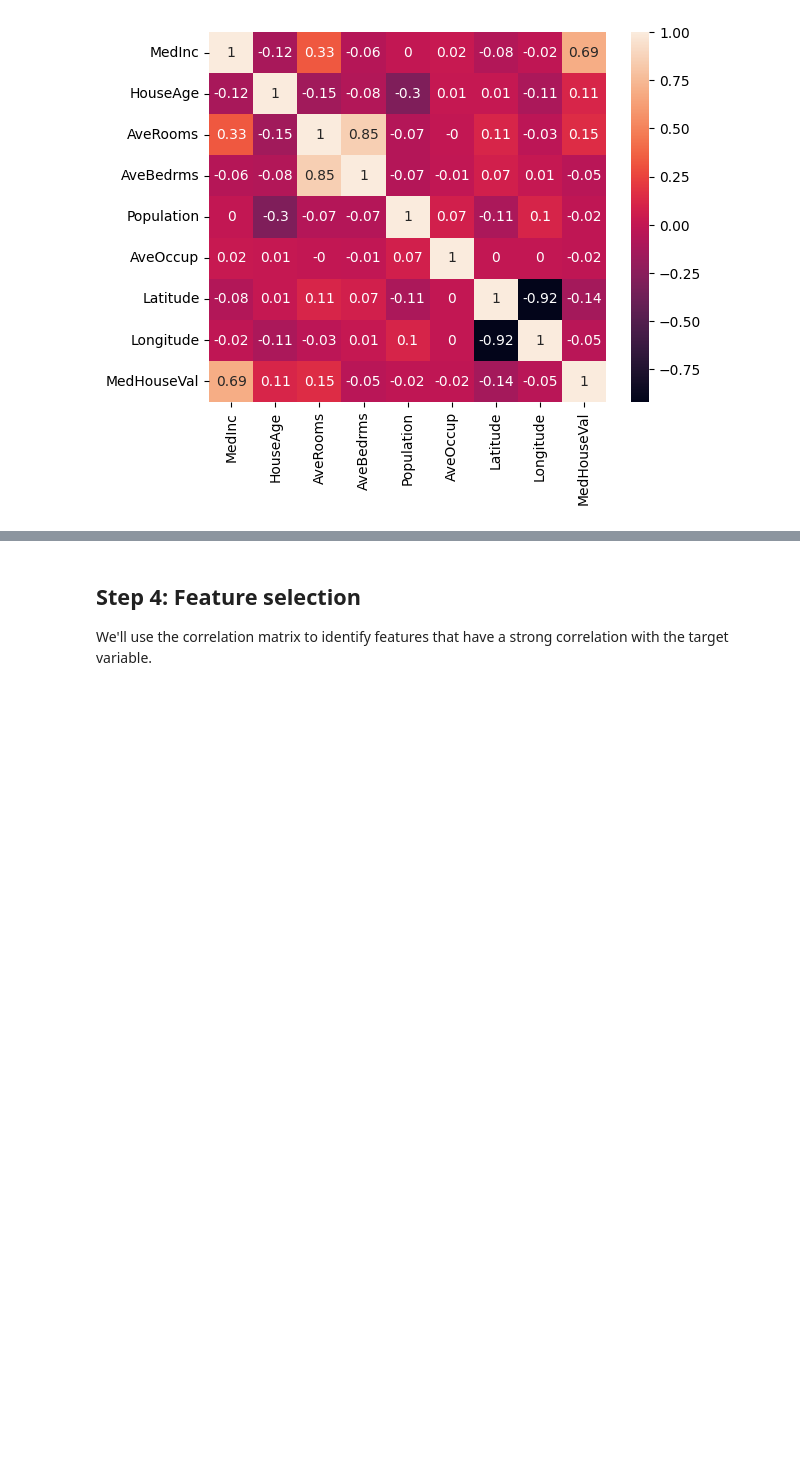
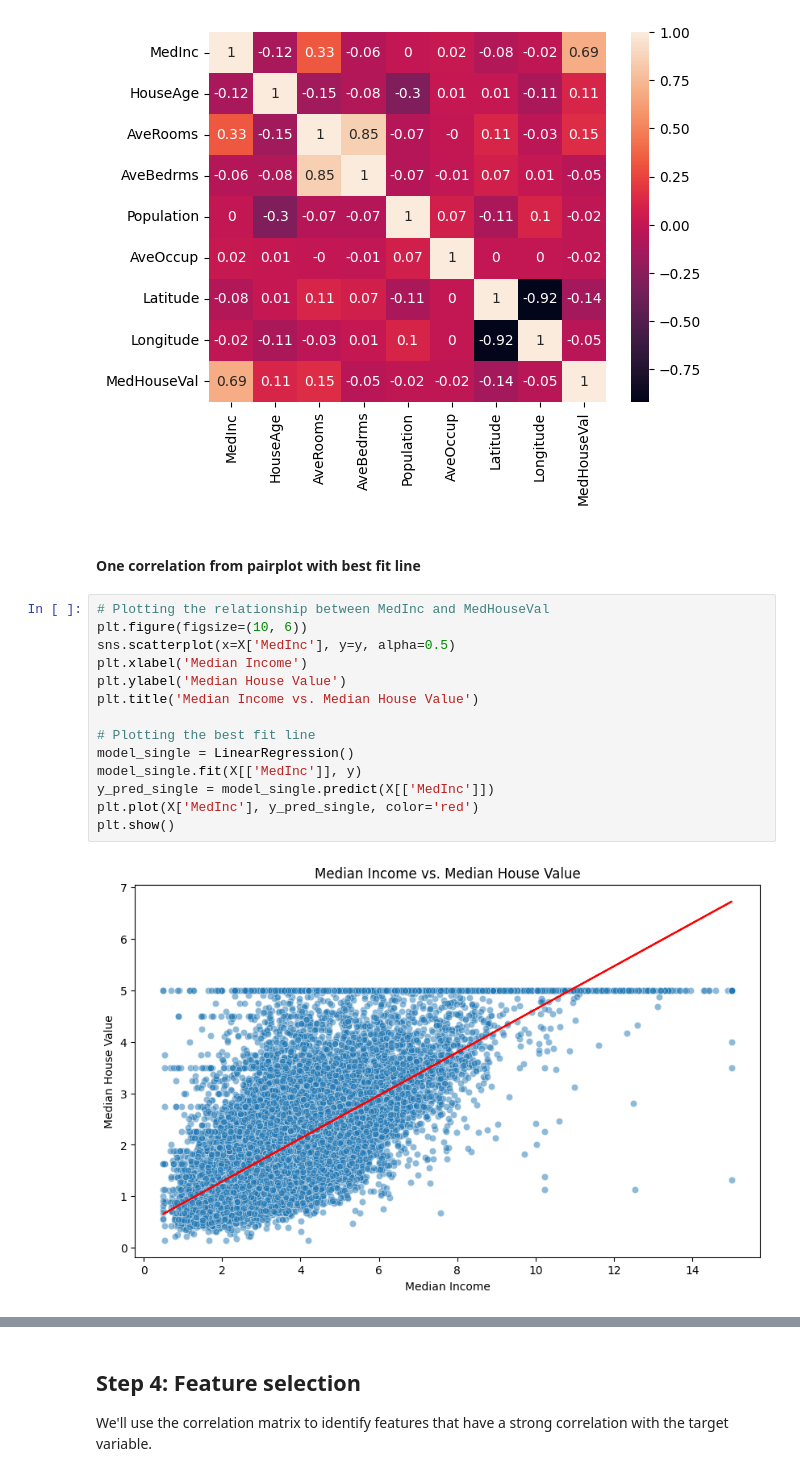
Before and after one commit to kashi-h/Predictive-Modeling-Linear-Regression, a Jupyter notebook: Predictive Modeling Linear Regression.ipynb, the cells around one changed output, grey strips where cells are left out. Cells and saved outputs as stored; diff of their text form; blank space fills up the shorter version.

```diff
--- a/Predictive Modeling Linear Regression.ipynb
+++ b/Predictive Modeling Linear Regression.ipynb
@@ -115,3 +115,21 @@ sns.heatmap(data=correlation_matrix, annot=True)
 plt.show()
 # %% [output]
 [figure]
+# %% [markdown]
+#### One correlation from pairplot with best fit line
+# %%
+# Plotting the relationship between MedInc and MedHouseVal
+plt.figure(figsize=(10, 6))
+sns.scatterplot(x=X['MedInc'], y=y, alpha=0.5)
+plt.xlabel('Median Income')
+plt.ylabel('Median House Value')
+plt.title('Median Income vs. Median House Value')
+
+# Plotting the best fit line
+model_single = LinearRegression()
+model_single.fit(X[['MedInc']], y)
+y_pred_single = model_single.predict(X[['MedInc']])
+plt.plot(X['MedInc'], y_pred_single, color='red')
+plt.show()
+# %% [output]
+[figure, added]
```
Also changed, not shown: parts of 2 cells of this notebook.
